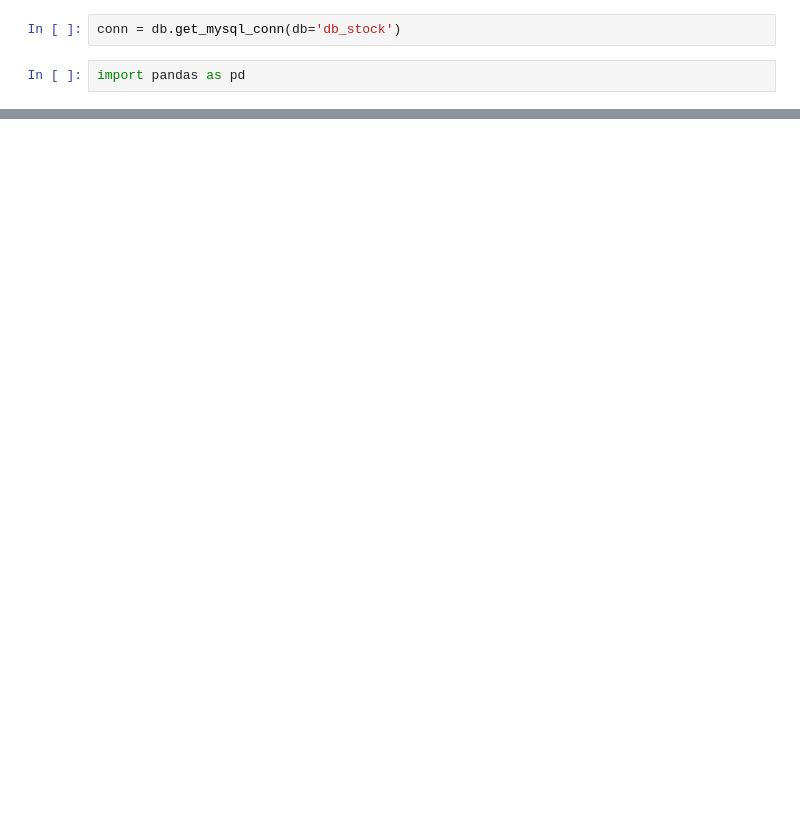
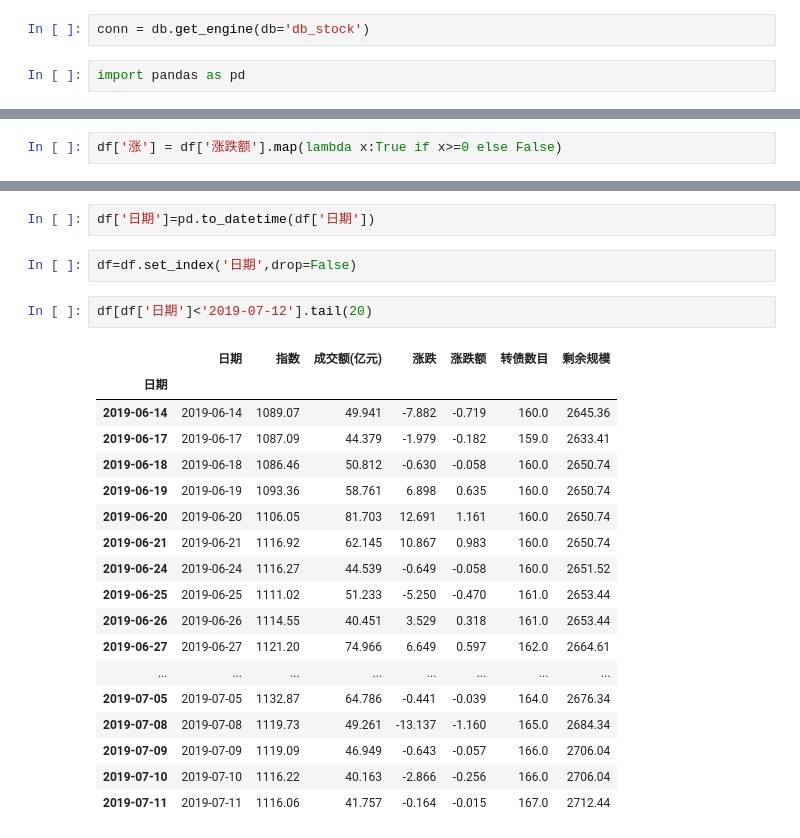
Before and after one commit to Rockyzsu/convertible_bond, a Jupyter notebook: analysis/cb_index.ipynb, the cells around one changed output, grey strips where cells are left out. Drawn from its saved outputs; the diff is of its cells as text; blank space fills up the shorter version.

```diff
--- a/analysis/cb_index.ipynb
+++ b/analysis/cb_index.ipynb
@@ -6,7 +6,7 @@ from configure.settings import DBSelector
 # %%
 db = DBSelector()
 # %%
-conn = db.get_mysql_conn(db='db_stock')
+conn = db.get_engine(db='db_stock')
 # %%
 import pandas as pd
 # %%
@@ -15,0 +60,2 @@ DatabaseError: Execution failed on sql 'tb_cb_index_test': (1064, "You have an e
+# %%
+df['涨'] = df['涨跌额'].map(lambda x:True if x>=0 else False)
@@ -15,0 +78,25 @@ DatabaseError: Execution failed on sql 'tb_cb_index_test': (1064, "You have an e
+# %%
+df['日期']=pd.to_datetime(df['日期'])
+# %%
+df=df.set_index('日期',drop=False)
+# %%
+df[df['日期']<'2019-07-12'].tail(20)
+# %% [output]
+|  | 日期 | 指数 | 成交额(亿元) | 涨跌 | 涨跌额 | 转债数目 | 剩余规模 |
+| 日期 |  |  |  |  |  |  |  |
+| 2019-06-14 | 2019-06-14 | 1089.07 | 49.941 | -7.882 | -0.719 | 160.0 | 2645.36 |
+| 2019-06-17 | 2019-06-17 | 1087.09 | 44.379 | -1.979 | -0.182 | 159.0 | 2633.41 |
+| 2019-06-18 | 2019-06-18 | 1086.46 | 50.812 | -0.630 | -0.058 | 160.0 | 2650.74 |
+| 2019-06-19 | 2019-06-19 | 1093.36 | 58.761 | 6.898 | 0.635 | 160.0 | 2650.74 |
+| 2019-06-20 | 2019-06-20 | 1106.05 | 81.703 | 12.691 | 1.161 | 160.0 | 2650.74 |
+| 2019-06-21 | 2019-06-21 | 1116.92 | 62.145 | 10.867 | 0.983 | 160.0 | 2650.74 |
+| 2019-06-24 | 2019-06-24 | 1116.27 | 44.539 | -0.649 | -0.058 | 160.0 | 2651.52 |
+| 2019-06-25 | 2019-06-25 | 1111.02 | 51.233 | -5.250 | -0.470 | 161.0 | 2653.44 |
+| 2019-06-26 | 2019-06-26 | 1114.55 | 40.451 | 3.529 | 0.318 | 161.0 | 2653.44 |
+| 2019-06-27 | 2019-06-27 | 1121.20 | 74.966 | 6.649 | 0.597 | 162.0 | 2664.61 |
+| ... | ... | ... | ... | ... | ... | ... | ... |
+| 2019-07-05 | 2019-07-05 | 1132.87 | 64.786 | -0.441 | -0.039 | 164.0 | 2676.34 |
+| 2019-07-08 | 2019-07-08 | 1119.73 | 49.261 | -13.137 | -1.160 | 165.0 | 2684.34 |
+| 2019-07-09 | 2019-07-09 | 1119.09 | 46.949 | -0.643 | -0.057 | 166.0 | 2706.04 |
+| 2019-07-10 | 2019-07-10 | 1116.22 | 40.163 | -2.866 | -0.256 | 166.0 | 2706.04 |
+| 2019-07-11 | 2019-07-11 | 1116.06 | 41.757 | -0.164 | -0.015 | 167.0 | 2712.44 |
```
Also changed, not shown: parts of 29 cells of this notebook, 2 other files.
